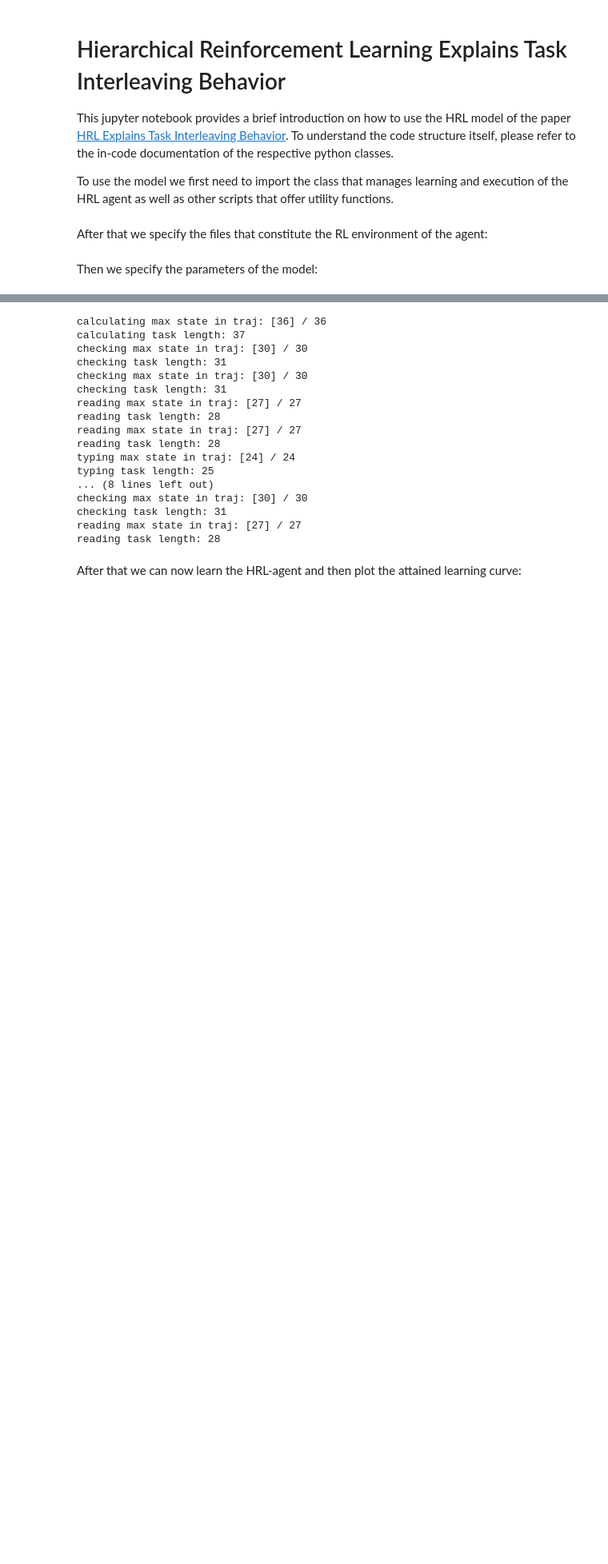
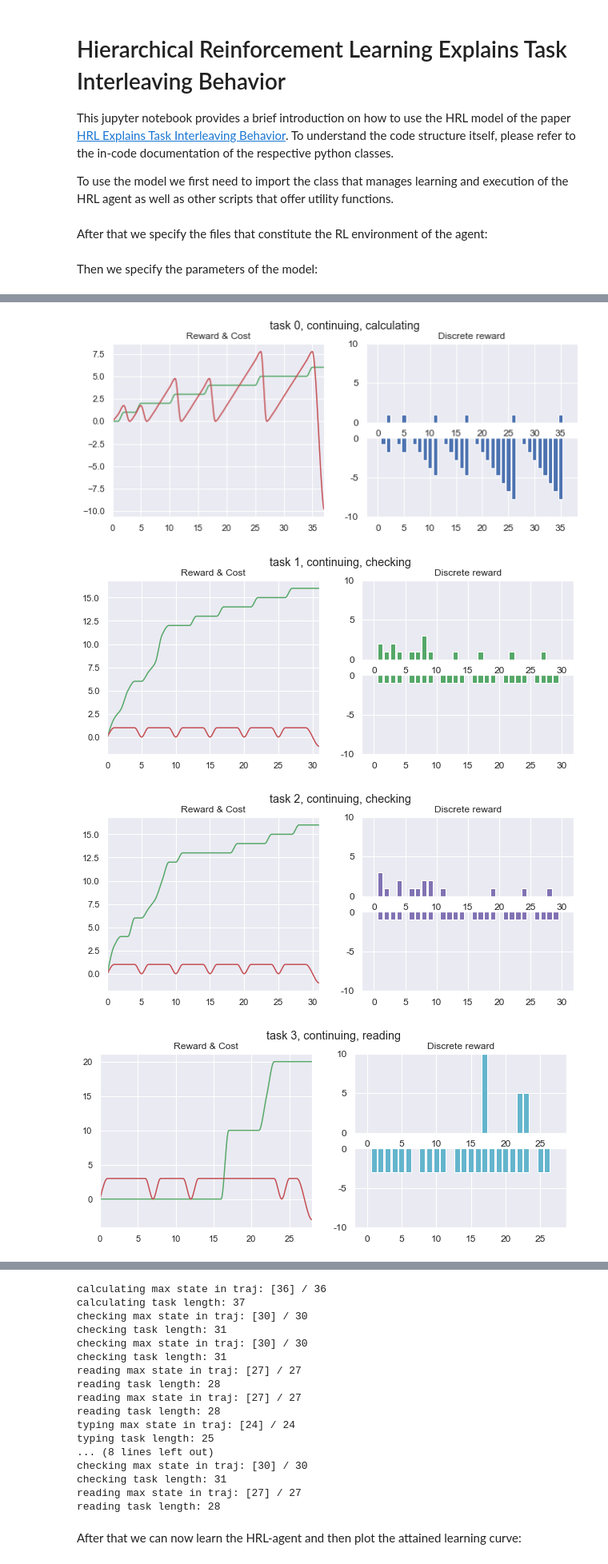
Before and after one commit to christophgebhardt/task-interleaving, a Jupyter notebook: task-interleaving.ipynb, the cells around one changed output, grey strips where cells are left out. Shown: that part at 80% size. Drawn from its saved outputs; the diff is of its cells as text; code cells hidden in the pictures; blank space fills up the shorter version.

```diff
--- a/task-interleaving.ipynb
+++ b/task-interleaving.ipynb
@@ -33,0 +36,16 @@ is_smdp = True                  # flag indicating that underlying decision proce
+# %%
+# load pickle files
+task_list = load_pkl_file(task_file)
+distribution_list = load_pkl_file(state_distribution_file)
+trajectory_list = load_pkl_file(trajectory_file)
+
+add_state_distribution_to_task(task_list, distribution_list)
+add_trajectories_to_task(task_list, trajectory_list)
+
+# Visualize environment
+plot_task_environment(task_list)
+# %% [output]
+[figure, added]
+[figure, added]
+[figure, added]
+[figure, added]
```
Also changed, not shown: parts of 17 cells of this notebook, 5 other files.
